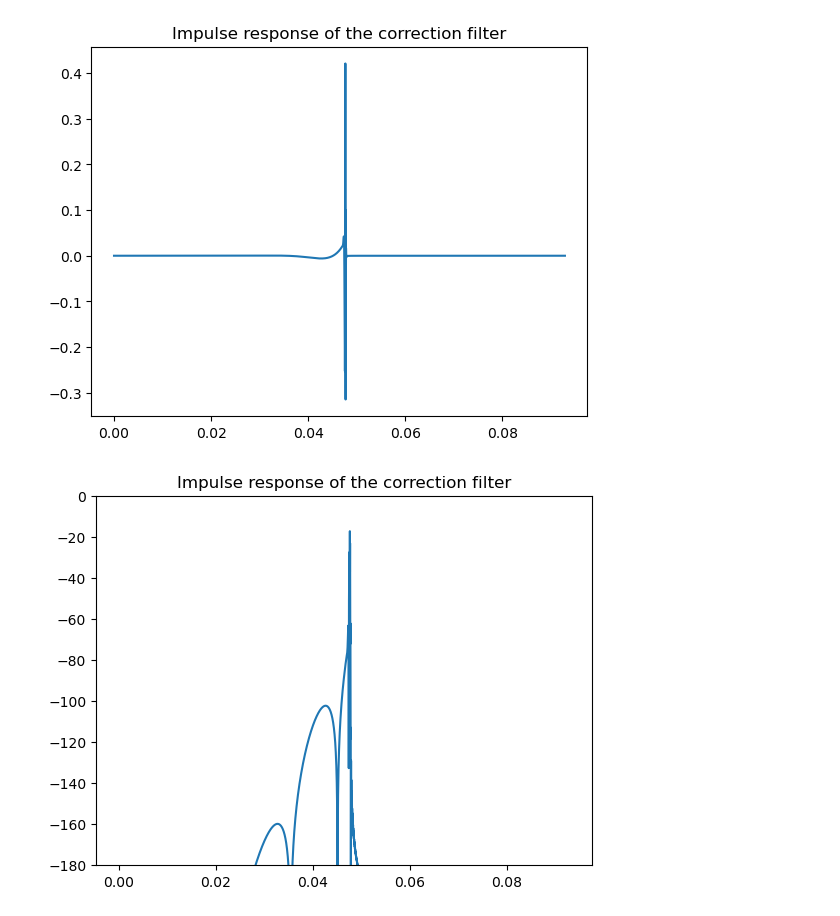
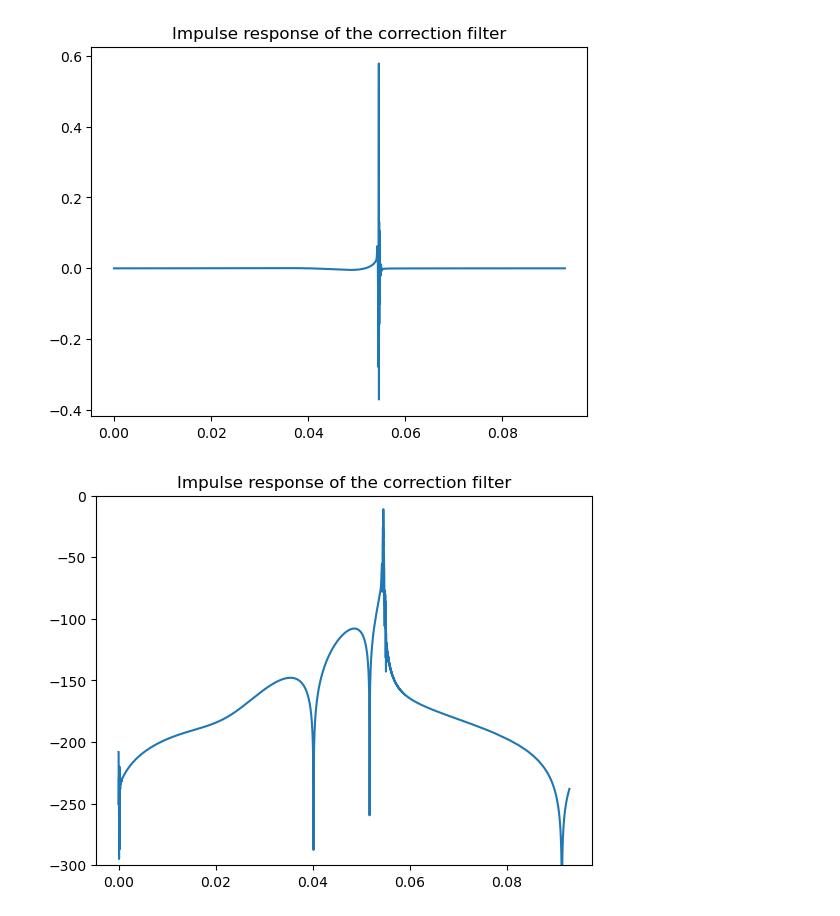
Before and after one commit to peladeaucome/REQWitchcraft, a Jupyter notebook: main.ipynb, the cells around one changed output. Cells and saved outputs as stored; diff of their text form; code cells hidden in the pictures.

Commit message:
Fixed the RBJ filters and added butterworth 4th order filters

```diff
--- a/main.ipynb
+++ b/main.ipynb
@@ -45,9 +45,12 @@ apf = filters.Parallel(
     filters.LR.HP4(f0=3000, sr=sr),
     sr=44100,
 )
+#apf = filters.equalizer.RBJ.AllPass(f0=3000, Q=.71, sr=sr)
 
-hpf = filters.LR.HP4(f0=70, sr=sr)
-lpf = filters.butterworth.LP2(f0=22000, sr=sr)
+#hpf = filters.butterworth.HP4(f0=50, sr=sr)
+hpf = filters.LR.HP4(f0=47, sr=sr)
+#hpf = filters.equalizer.RBJ.HighPass(f0=70, Q=.71, sr=sr)
+lpf = filters.butterworth.LP2(f0=20000, sr=sr)
 
 loudspeaker = filters.Series(apf, hpf, sr=sr)
 #loudspeaker=hpf
@@ -58,6 +61,7 @@ plt.show()
 
 fig, ax = plt.subplots(nrows=2, ncols=1, sharex=True)
 ax[0].plot(f, dB20(loudspeaker.get_rfft(n=n_fft)))
+ax[0].plot([70], [-3],'x')
 ax[0].set_ylim(-30, 5)
 ax[1].plot(f, get_groupDelay(loudspeaker.get_rfft(n=n_fft), df=df))
 ax[1].set_ylim(0, .1)
@@ -73,11 +77,12 @@ print(sr*np.amax(get_groupDelay(loudspeaker.get_rfft(n=n_fft), df=df)))
 # %%
 n=4096
 cornerFreq_hz = 20
-offset =.25
+offset =.27
 cornerFreq = cornerFreq_hz/sr
 cornerFreq_idx = int(n*cornerFreq/2)
 f = np.fft.rfftfreq(n=n, d=1/sr)
 df = f[1]-f[0]
+
 
 loudspeakerGroupDelay = get_groupDelay(loudspeaker.get_rfft(n=n), df=df)
 
@@ -100,6 +105,8 @@ correction_fft = np.exp(1j*correctionPhase)
 
 #corr[:cornerFreq_idx]
 corr_IR = np.fft.irfft(correction_fft)
+
+lpf = filters.equalizer.RBJ.LowPass(f0=20000,Q=.71, sr=sr)
 corr_IR = lpf.process(corr_IR)
 
 
@@ -110,7 +117,7 @@ plt.plot(t, corr_IR)
 plt.show()
 plt.title('Impulse response of the correction filter')
 plt.plot(t, dB20(corr_IR))
-plt.ylim(-180, 0)
+plt.ylim(-300, 0)
 plt.show()
 f = np.fft.rfftfreq(n=n_fft, d=1/sr)
 df = f[1]-f[0]
@@ -120,8 +127,8 @@ plt.title('frequency response of the filter')
 ax[0].plot(f, dB20(np.fft.rfft(corr_IR, n=n_fft)))
 ax[0].set_ylim(-2, 2)
 ax[1].plot(f, get_groupDelay(np.fft.rfft(corr_IR, n=n_fft), df=df))
-ax[1].set_ylim(offset-.01, offset+.07)
-ax[0].set_xlim(20, 20000)
+ax[1].set_ylim(offset-.01, offset+.1)
+ax[0].set_xlim(20, 22050)
 plt.semilogx()
 plt.show()
 # %% [output]
@@ -129,2 +136,2 @@ plt.show()
-[figure, old version]
+[figure, new version]
-[figure, old version]
+[figure, new version]
```
Also changed, not shown: parts of 3 cells of this notebook, 2 other files.
